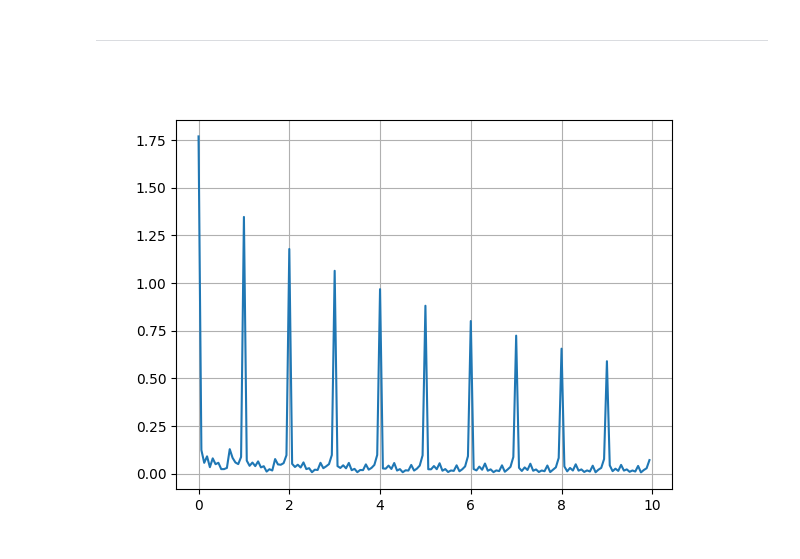
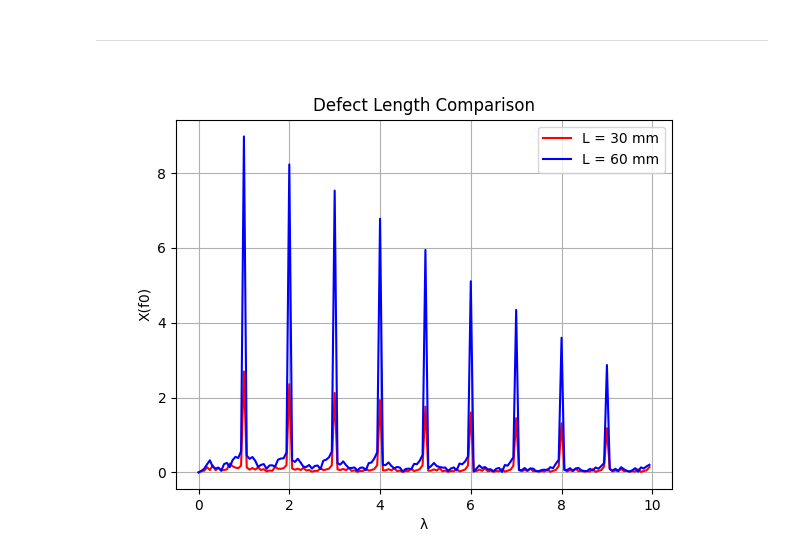
Before and after one commit to androdl96/FlatWheels, a Jupyter notebook: new_simulations.ipynb, the cells around one changed output. Cells and saved outputs as stored; diff of their text form; code cells hidden in the pictures.

Commit message:
graph comparison tunning

```diff
--- a/new_simulations.ipynb
+++ b/new_simulations.ipynb
@@ -192,7 +190,7 @@ plt.grid(True)
 # %% [markdown]
 ---
 # %%
-index = 0
+index = 1
 
 t = WF_Sx[index]['t [s]'].to_numpy()
 az_no_flat = WF_Sx[index]['az NO FLAT [m/s2]'].to_numpy()
@@ -216,13 +214,20 @@ else:
 Sx_flat_env=np.abs(signal.hilbert(az_with_flat))
 # %%
 X_lambda_0 = matricial_IGD(f_fail, fs, Sx_flat_env)
+# %%
+X_lambda_1 = matricial_IGD(f_fail, fs, Sx_flat_env)
 # %%
 plt.close('all')
 %matplotlib widget
 
 λs=np.arange(0,Λ,D_lambda)
 
-plt.plot(λs,np.abs(X_lambda_0))
+plt.plot(λs,np.abs(X_lambda_0),color='r')
+plt.plot(λs,np.abs(X_lambda_1),color='b')
+plt.legend(['L = 30 mm','L = 60 mm'])
+plt.xlabel('λ')
+plt.ylabel('X(f0)')
+plt.title("Defect Length Comparison")
 plt.grid(True)
 # %% [output]
-[figure, old version]
+[figure, new version]
```
Also changed, not shown: parts of 1 cell of this notebook.
